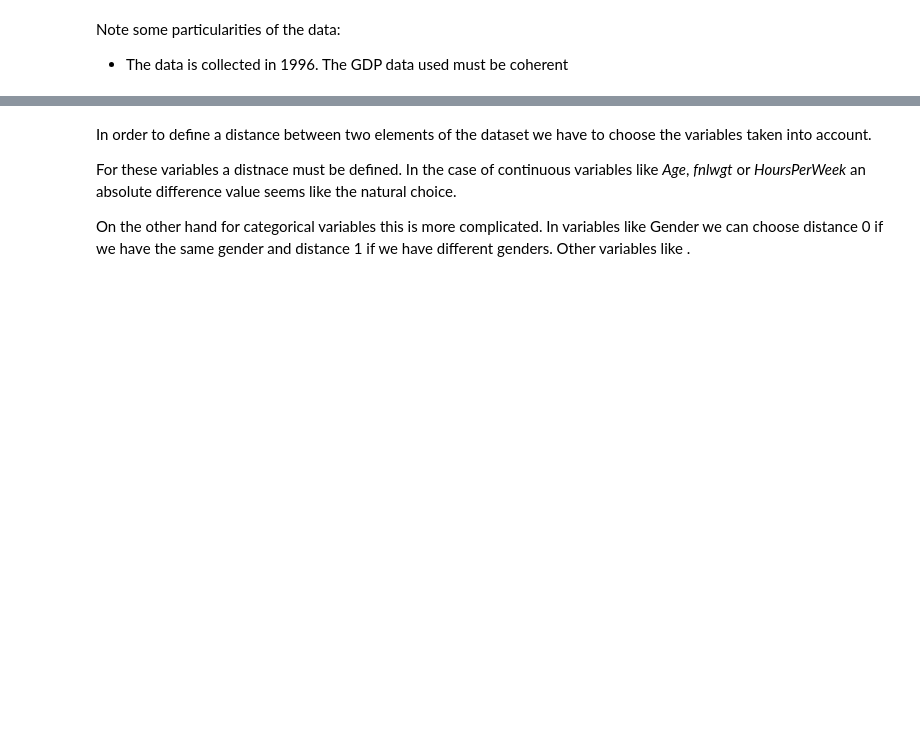
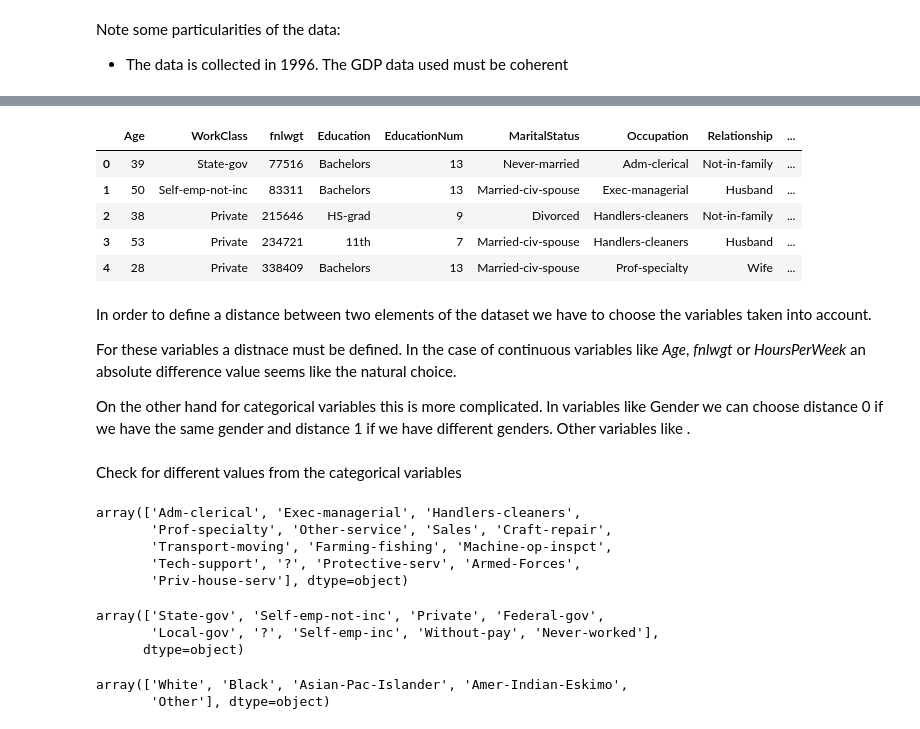
Before and after one commit to CarlosLing/KTH_TDA_CourseProject, a Jupyter notebook: Project Notebook.ipynb, the cells around one changed output, grey strips where cells are left out. Cells and saved outputs as stored; diff of their text form; code cells hidden in the pictures; blank space fills up the shorter version.

```diff
--- a/Project Notebook.ipynb
+++ b/Project Notebook.ipynb
@@ -18,9 +38,39 @@ df.columns = [
     "MaritalStatus", "Occupation", "Relationship", "Race", "Gender",
     "CapitalGain", "CapitalLoss", "HoursPerWeek", "NativeCountry", "Income"
 ]
+# %%
+df.head()
+# %% [output]
+|  | Age | WorkClass | fnlwgt | Education | EducationNum | MaritalStatus | Occupation | Relationship | ... |
+| 0 | 39 | State-gov | 77516 | Bachelors | 13 | Never-married | Adm-clerical | Not-in-family | ... |
+| 1 | 50 | Self-emp-not-inc | 83311 | Bachelors | 13 | Married-civ-spouse | Exec-managerial | Husband | ... |
+| 2 | 38 | Private | 215646 | HS-grad | 9 | Divorced | Handlers-cleaners | Not-in-family | ... |
+| 3 | 53 | Private | 234721 | 11th | 7 | Married-civ-spouse | Handlers-cleaners | Husband | ... |
+| 4 | 28 | Private | 338409 | Bachelors | 13 | Married-civ-spouse | Prof-specialty | Wife | ... |
 # %% [markdown]
 In order to define a distance between two elements of the dataset we have to choose the variables taken into account.
 
 For these variables a distnace must be defined. In the case of continuous variables like _Age_, _fnlwgt_ or _HoursPerWeek_ an absolute difference value seems like the natural choice.
 
 On the other hand for categorical variables this is more complicated. In variables like Gender we can choose distance 0 if we have the same gender and distance 1 if we have different genders. Other variables like .
+# %% [markdown]
+Check for different values from the categorical variables
+# %%
+df.Occupation.unique()
+# %% [output]
+array(['Adm-clerical', 'Exec-managerial', 'Handlers-cleaners',
+       'Prof-specialty', 'Other-service', 'Sales', 'Craft-repair',
+       'Transport-moving', 'Farming-fishing', 'Machine-op-inspct',
+       'Tech-support', '?', 'Protective-serv', 'Armed-Forces',
+       'Priv-house-serv'], dtype=object)
+# %%
+df.WorkClass.unique()
+# %% [output]
+array(['State-gov', 'Self-emp-not-inc', 'Private', 'Federal-gov',
+       'Local-gov', '?', 'Self-emp-inc', 'Without-pay', 'Never-worked'],
+      dtype=object)
+# %%
+df.Race.unique()
+# %% [output]
+array(['White', 'Black', 'Asian-Pac-Islander', 'Amer-Indian-Eskimo',
+       'Other'], dtype=object)
```
Also changed, not shown: parts of 11 cells of this notebook, 1 other file.
